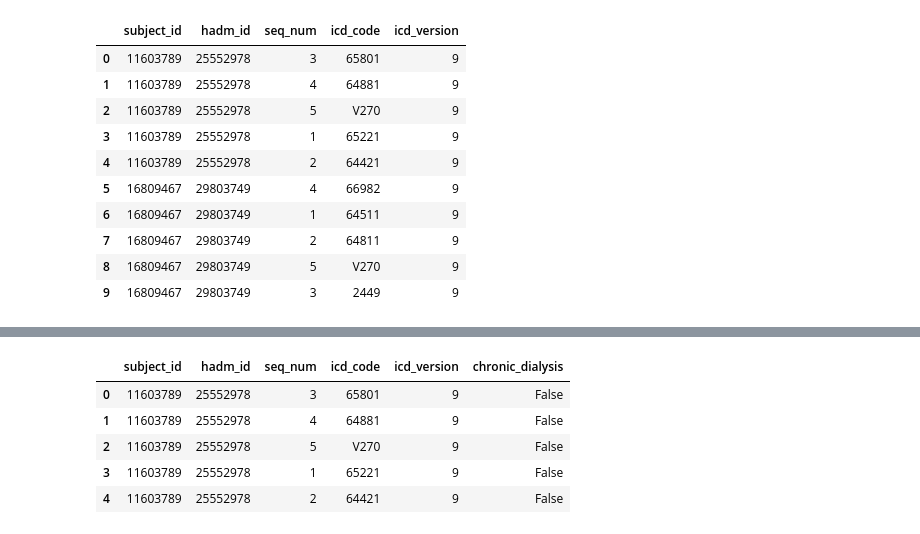
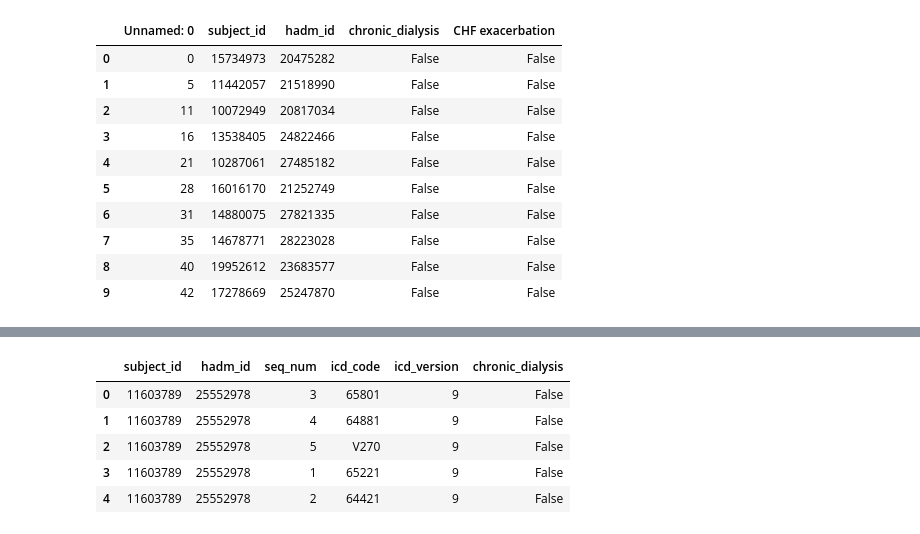
Before and after one commit to RayRuizhiLiao/ml4h_chf_readmissions, a Jupyter notebook: phase1_teamA/extract_icd_jeremy.ipynb, the cells around one changed output, grey strips where cells are left out. Saved outputs shown, nothing was run; the diff lists cells and outputs as text; code cells hidden in the pictures.

```diff
--- a/phase1_teamA/extract_icd_jeremy.ipynb
+++ b/phase1_teamA/extract_icd_jeremy.ipynb
@@ -4,17 +4,18 @@ import pandas as pd
 mimiciv_dir = './mimic_iv/'
 # %%
 # Import and explore datasets
-diagnoses_icd = pd.read_csv(f'{mimiciv_dir}hosp/diagnoses_icd.csv', low_memory=False)
+diagnoses_icd_full = pd.read_csv(f'{mimiciv_dir}hosp/diagnoses_icd.csv', low_memory=False)
+diagnoses_icd = pd.read_csv(f'./final_cohort.csv', low_memory=False)
 diagnoses_icd[:10]
 # %% [output]
-|  | subject_id | hadm_id | seq_num | icd_code | icd_version |
-| 0 | 11603789 | 25552978 | 3 | 65801 | 9 |
-| 1 | 11603789 | 25552978 | 4 | 64881 | 9 |
-| 2 | 11603789 | 25552978 | 5 | V270 | 9 |
-| 3 | 11603789 | 25552978 | 1 | 65221 | 9 |
-| 4 | 11603789 | 25552978 | 2 | 64421 | 9 |
-| 5 | 16809467 | 29803749 | 4 | 66982 | 9 |
-| 6 | 16809467 | 29803749 | 1 | 64511 | 9 |
-| 7 | 16809467 | 29803749 | 2 | 64811 | 9 |
-| 8 | 16809467 | 29803749 | 5 | V270 | 9 |
-| 9 | 16809467 | 29803749 | 3 | 2449 | 9 |
+|  | Unnamed: 0 | subject_id | hadm_id | chronic_dialysis | CHF exacerbation |
+| 0 | 0 | 15734973 | 20475282 | False | False |
+| 1 | 5 | 11442057 | 21518990 | False | False |
+| 2 | 11 | 10072949 | 20817034 | False | False |
+| 3 | 16 | 13538405 | 24822466 | False | False |
+| 4 | 21 | 10287061 | 27485182 | False | False |
+| 5 | 28 | 16016170 | 21252749 | False | False |
+| 6 | 31 | 14880075 | 27821335 | False | False |
+| 7 | 35 | 14678771 | 28223028 | False | False |
+| 8 | 40 | 19952612 | 23683577 | False | False |
+| 9 | 42 | 17278669 | 25247870 | False | False |
```
Also changed, not shown: parts of 5 cells of this notebook, 3 other files.
